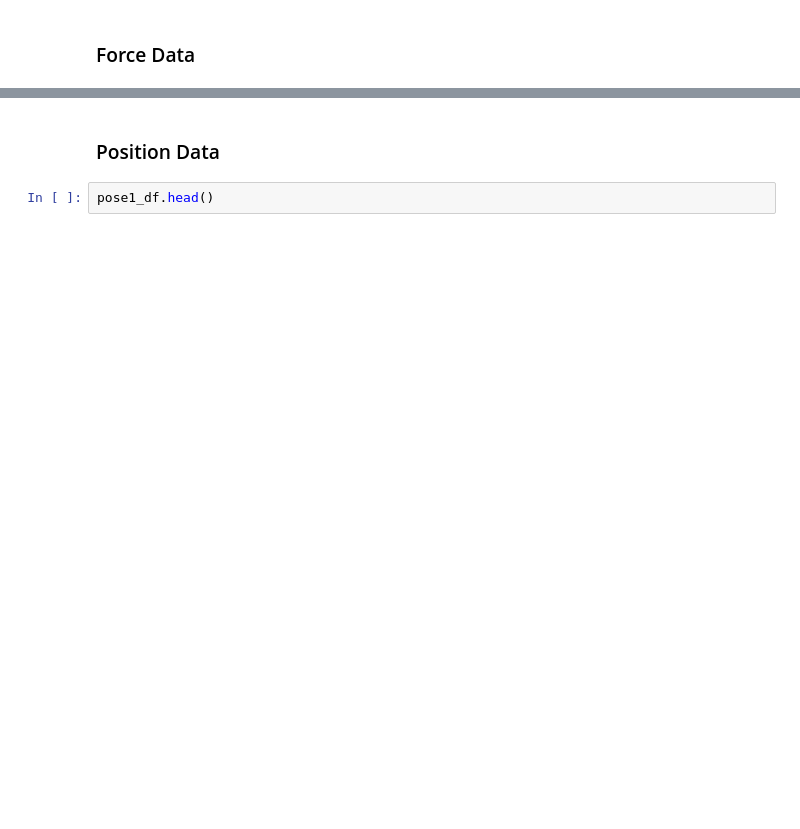
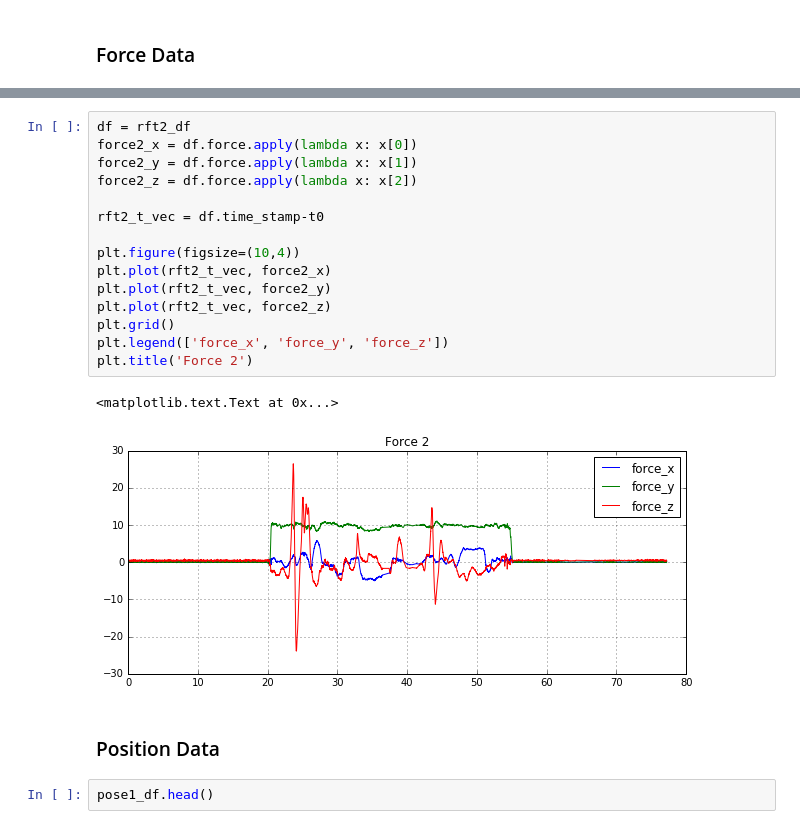
Before and after one commit to zhanibekrysbek/smart_tray, a Jupyter notebook: notebooks/read_parsed_data.ipynb, the cells around one changed output, grey strips where cells are left out. Saved outputs shown, nothing was run; the diff lists cells and outputs as text; blank space fills up the shorter version.

```diff
--- a/notebooks/read_parsed_data.ipynb
+++ b/notebooks/read_parsed_data.ipynb
@@ -107,3 +130,21 @@ rft2_df.head()
+# %%
+df = rft2_df
+force2_x = df.force.apply(lambda x: x[0])
+force2_y = df.force.apply(lambda x: x[1])
+force2_z = df.force.apply(lambda x: x[2])
+
+rft2_t_vec = df.time_stamp-t0
+
+plt.figure(figsize=(10,4))
+plt.plot(rft2_t_vec, force2_x)
+plt.plot(rft2_t_vec, force2_y)
+plt.plot(rft2_t_vec, force2_z)
+plt.grid()
+plt.legend(['force_x', 'force_y', 'force_z'])
+plt.title('Force 2')
+# %% [output]
+<matplotlib.text.Text at 0x...>
+[figure, added]
 # %% [markdown]
 ### Position Data
 # %%
```
Also changed, not shown: parts of 17 cells of this notebook, 5 other files.
